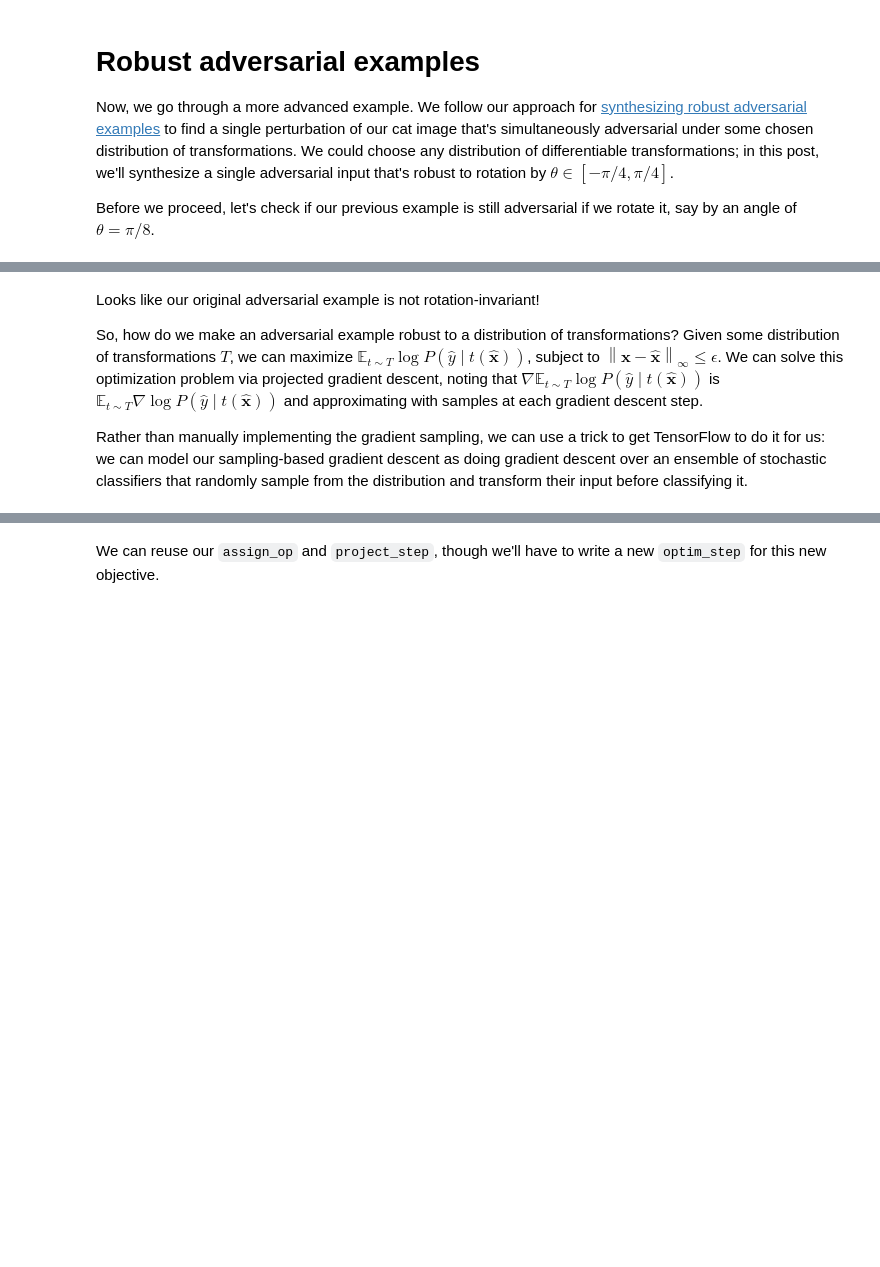
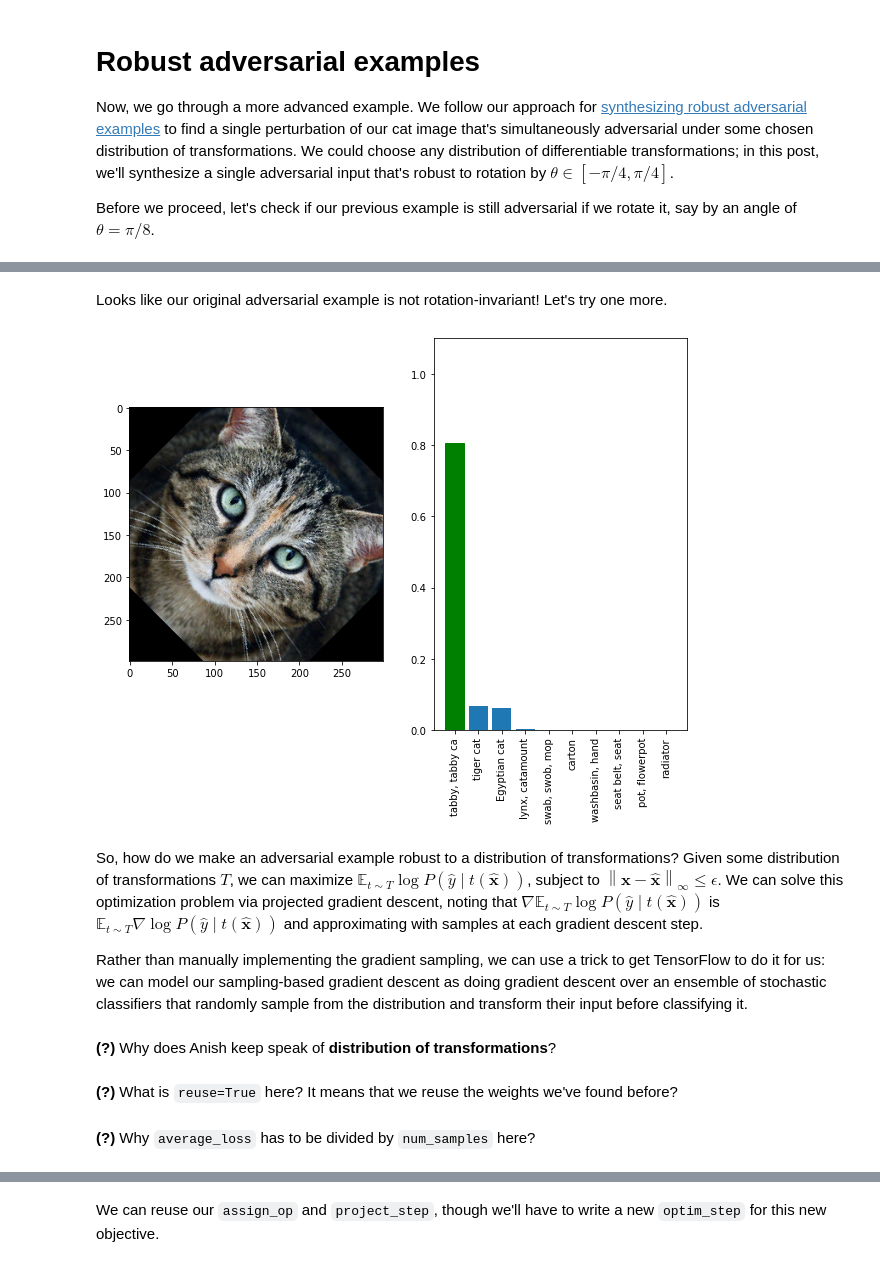
Before and after one commit to phunc20/individuals, a Jupyter notebook: anish-athalye/adversarial-examples/02_remarked.ipynb, the cells around one changed output, grey strips where cells are left out. Cells and saved outputs as stored; diff of their text form; code cells hidden in the pictures; blank space fills up the shorter version.

```diff
--- a/anish-athalye/adversarial-examples/02_remarked.ipynb
+++ b/anish-athalye/adversarial-examples/02_remarked.ipynb
@@ -314,9 +350,16 @@ classify(rotated_example, correct_class=img_class, target_class=demo_target)
+# %% [markdown]
+Looks like our original adversarial example is not rotation-invariant! Let's try one more.
+# %%
+rotated_example = rotated_image.eval(feed_dict={image: adv, angle: -np.pi/4})
+classify(rotated_example, correct_class=img_class, target_class=demo_target)
+# %% [output]
+[figure, added]
 # %% [markdown]
-Looks like our original adversarial example is not rotation-invariant!
-
 So, how do we make an adversarial example robust to a distribution of transformations? Given some distribution of transformations $T$, we can maximize $\mathbb{E}_{t \sim T} \log P\left(\hat{y} \mid t(\hat{\mathbf{x}})\right)$, subject to $\left\lVert \mathbf{x} - \hat{\mathbf{x}} \right\rVert_\infty \le \epsilon$. We can solve this optimization problem via projected gradient descent, noting that $\nabla \mathbb{E}_{t \sim T} \log P\left(\hat{y} \mid t(\hat{\mathbf{x}})\right)$ is $\mathbb{E}_{t \sim T} \nabla \log P\left(\hat{y} \mid t(\hat{\mathbf{x}})\right)$ and approximating with samples at each gradient descent step.
 
 Rather than manually implementing the gradient sampling, we can use a trick to get TensorFlow to do it for us: we can model our sampling-based gradient descent as doing gradient descent over an ensemble of stochastic classifiers that randomly sample from the distribution and transform their input before classifying it.
+# %% [markdown]
+**(?)** Why does Anish keep speak of **distribution of transformations**?
 # %%
 num_samples = 10
 average_loss = 0
@@ -326,3 +369,7 @@ for i in range(num_samples):
     rotated_logits, _ = inception(rotated, reuse=True)
     average_loss += tf.nn.softmax_cross_entropy_with_logits(
         logits=rotated_logits, labels=labels) / num_samples
+# %% [markdown]
+**(?)** What is `reuse=True` here? It means that we reuse the weights we've found before?
+# %% [markdown]
+**(?)** Why `average_loss` has to be divided by `num_samples` here?
```
Also changed, not shown: parts of 15 cells of this notebook, 1 other file.
